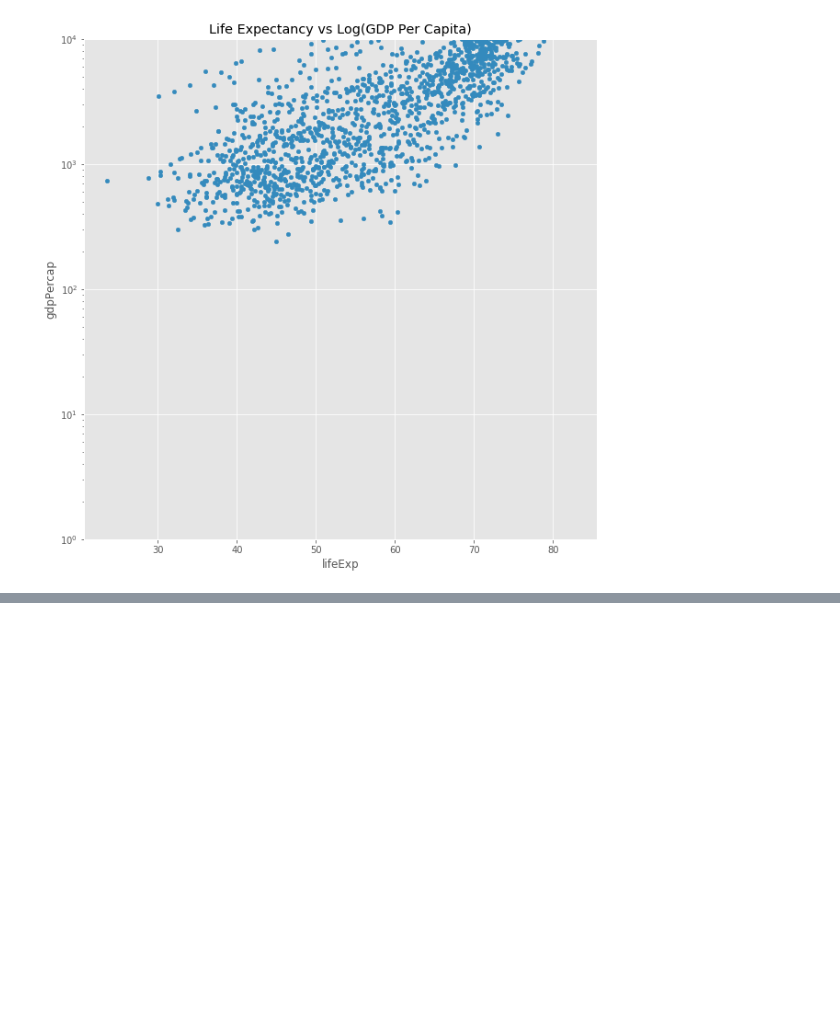
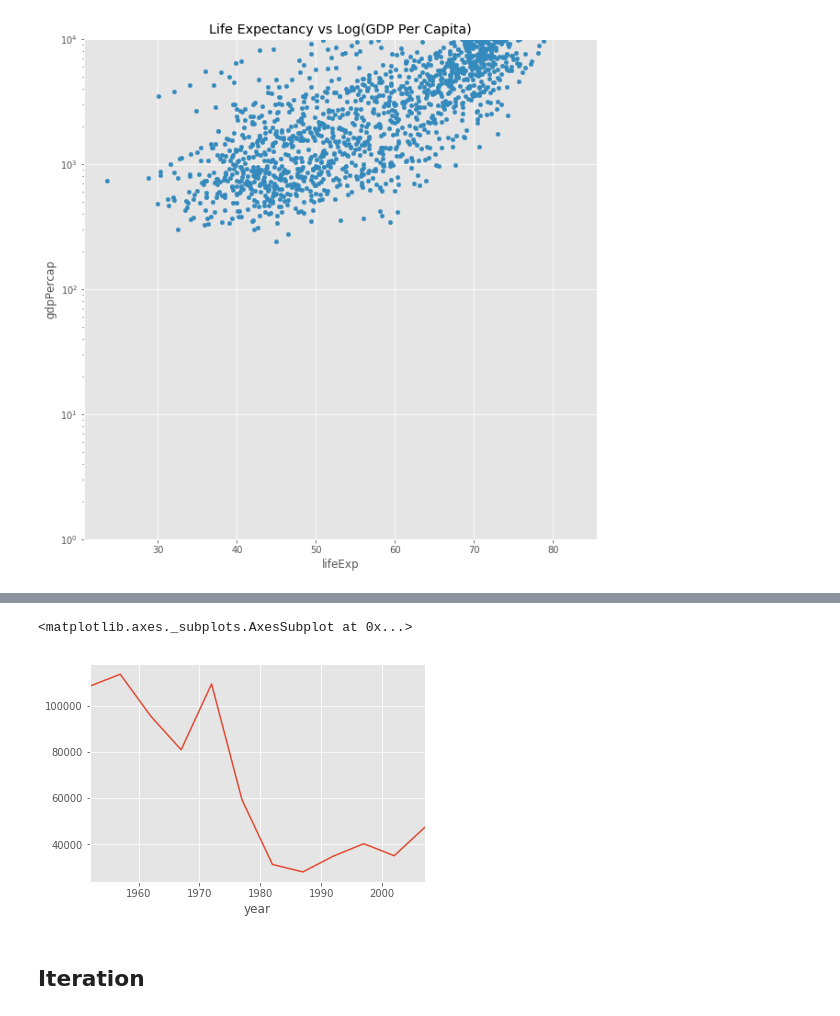
Before and after one commit to jeremy9959/Carpentries, a Jupyter notebook: 2020-01-13/class/PythonWorkshop.ipynb, the cells around one changed output, grey strips where cells are left out. Drawn from its saved outputs; the diff is of its cells as text; code cells hidden in the pictures; blank space fills up the shorter version.

```diff
--- a/2020-01-13/class/PythonWorkshop.ipynb
+++ b/2020-01-13/class/PythonWorkshop.ipynb
@@ -810,0 +910,7 @@ plt.savefig('LifeExpectancyvsLogGDPPlot.png')
+# %%
+gdp.loc['Asia','Kuwait'].T.plot()
+# %% [output]
+<matplotlib.axes._subplots.AxesSubplot at 0x...>
+[figure, added]
+# %% [markdown]
+## Iteration
```
Also changed, not shown: parts of 138 cells of this notebook, 14 other files.
